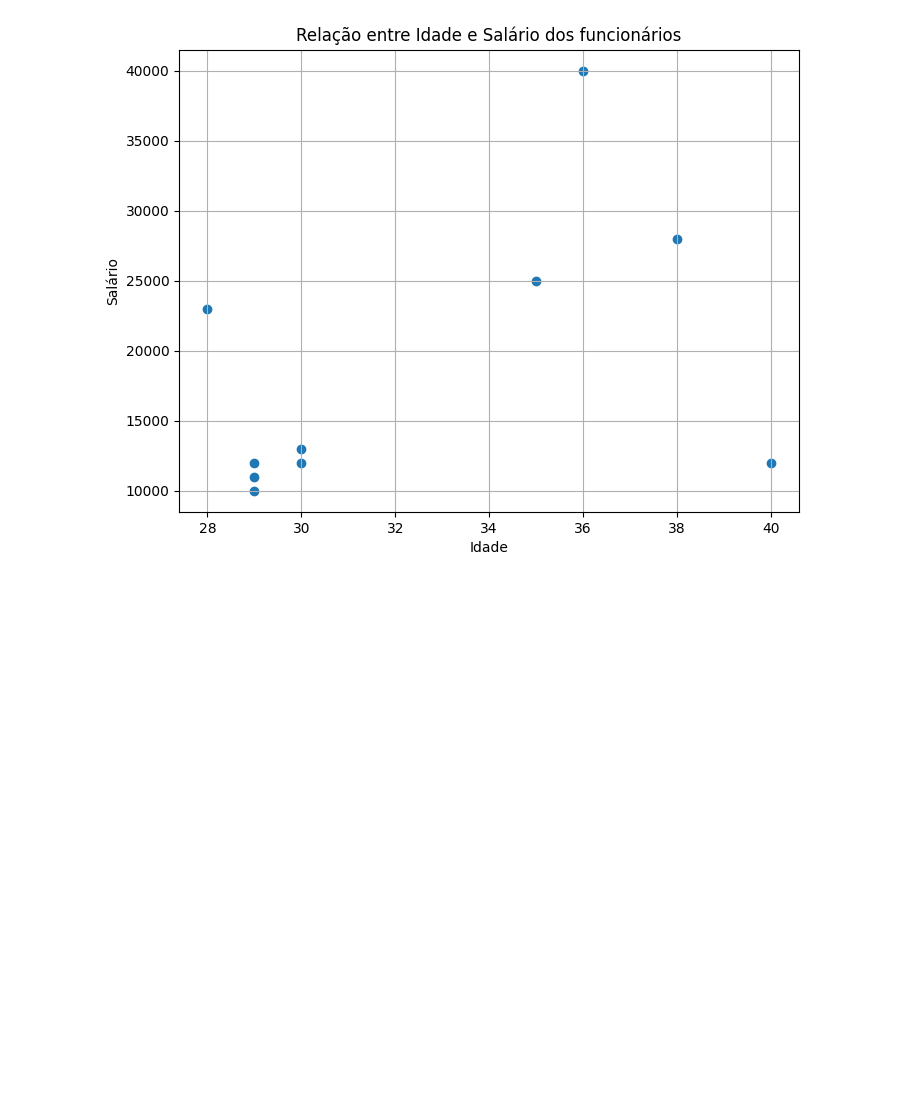
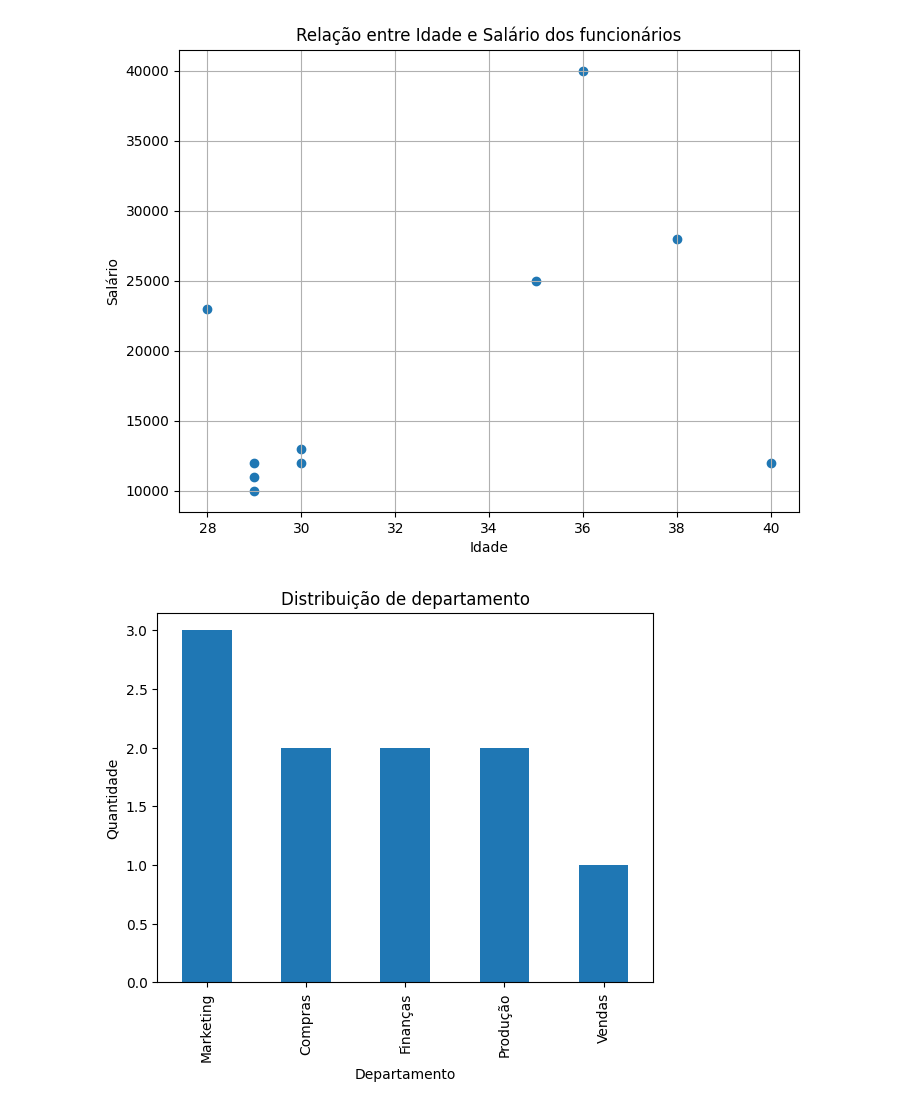
Before and after one commit to FFelisbino/Trabalho, a Jupyter notebook: Graficos.ipynb, the cells around one changed output. Drawn from its saved outputs; the diff is of its cells as text; code cells hidden in the pictures; blank space fills up the shorter version.

```diff
--- a/Graficos.ipynb
+++ b/Graficos.ipynb
@@ -305,3 +272,11 @@ plt.grid(True)
 plt.show()
 # %% [output]
 [figure]
+# %%
+df['departamento'].value_counts().plot(kind='bar')
+plt.title('Distribuição de departamento')
+plt.xlabel('Departamento')
+plt.ylabel('Quantidade')
+plt.show()
+# %% [output]
+[figure, added]
```
Also changed, not shown: parts of 37 cells of this notebook.
